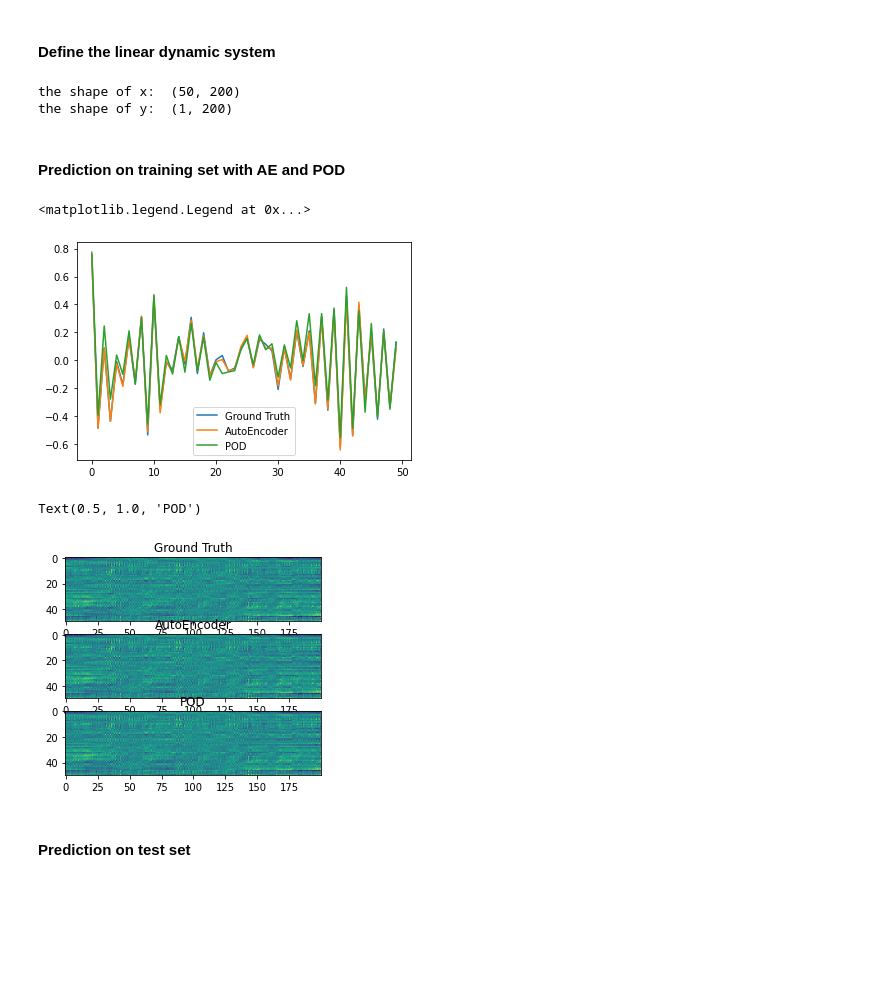
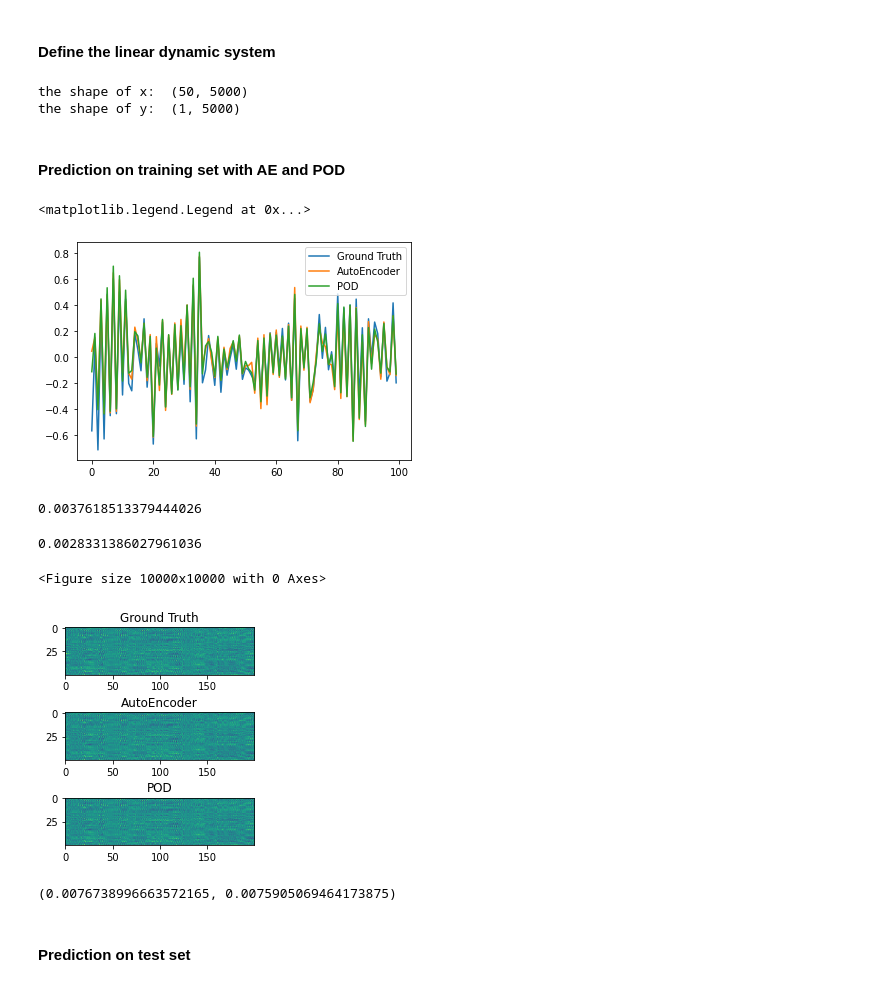
Before and after one commit to pc-Jiang/MOR_in_control_system, a Jupyter notebook: test.ipynb, the cells around one changed output. Cells and saved outputs as stored; diff of their text form; code cells hidden in the pictures; blank space fills up the shorter version.

```diff
--- a/test.ipynb
+++ b/test.ipynb
@@ -18,7 +18,7 @@ os.environ["KMP_DUPLICATE_LIB_OK"]="TRUE"
 dim_x = 50 # dimension of inate state
 dim_y = 1 # dimension of output
 dim_u = 5 # dimention of input
-time_steps = 200 # time steps to be generated
+time_steps = 5000 # time steps to be generated
 dim_x_reduct = 10 # dimension after MOR
 
 
@@ -34,5 +34,5 @@ x, y = original_sys.gen(x0, u, time_steps)
 print("the shape of x: ", x.shape)
 print("the shape of y: ", y.shape)
 # %% [output]
-the shape of x:  (50, 200)
-the shape of y:  (1, 200)
+the shape of x:  (50, 5000)
+the shape of y:  (1, 5000)
@@ -51,24 +54,39 @@ reconst_x_POD, reconst_y_POD = pod_sys.fit(x)
 # %%
 # training set
 # %%
-plt.plot(y.reshape(-1)[:50], label="Ground Truth")
-plt.plot(reconst_y_AE.reshape(-1)[:50], label="AutoEncoder")
-plt.plot(reconst_y_POD.reshape(-1)[:50], label='POD')
+plt.plot(y.reshape(-1)[:100], label="Ground Truth")
+plt.plot(reconst_y_AE.reshape(-1)[:100], label="AutoEncoder")
+plt.plot(reconst_y_POD.reshape(-1)[:100], label='POD')
 plt.legend()
 # %% [output]
 <matplotlib.legend.Legend at 0x...>
-[figure, old version]
+[figure, new version]
+# %%
+mse(reconst_y_AE, y)
+# %% [output]
+0.0037618513379444026
+# %%
+mse(reconst_y_POD, y)
+# %% [output]
+0.0028331386027961036
 # %%
+plt.figure(figsize=(100, 100), dpi=100)
 f, (ax1, ax2, ax3) = plt.subplots(3, 1)
-ax1.imshow(x)
+ax1.imshow(x[:, :200], vmin=-2, vmax=2)
 ax1.set_title("Ground Truth")
-ax2.imshow(reconst_x_AE)
+ax2.imshow(reconst_x_AE[:, :200], vmin=-2, vmax=2)
 ax2.set_title("AutoEncoder")
-ax3.imshow(reconst_x_POD)
+ax3.imshow(reconst_x_POD[:, :200], vmin=-2, vmax=2)
 ax3.set_title("POD")
+plt.subplots_adjust(hspace=0.8)
+plt.savefig("rec_x.png", dpi=100)
 # %% [output]
-Text(0.5, 1.0, 'POD')
+<Figure size 10000x10000 with 0 Axes>
-[figure, old version]
+[figure, new version]
+# %%
+mse(reconst_x_POD, x), mse(reconst_x_AE, x)
+# %% [output]
+(0.0076738996663572165, 0.0075905069464173875)
 # %% [markdown]
 #### Prediction on test set
 # %%
```
Also changed, not shown: parts of 26 cells of this notebook, 4 other files.
